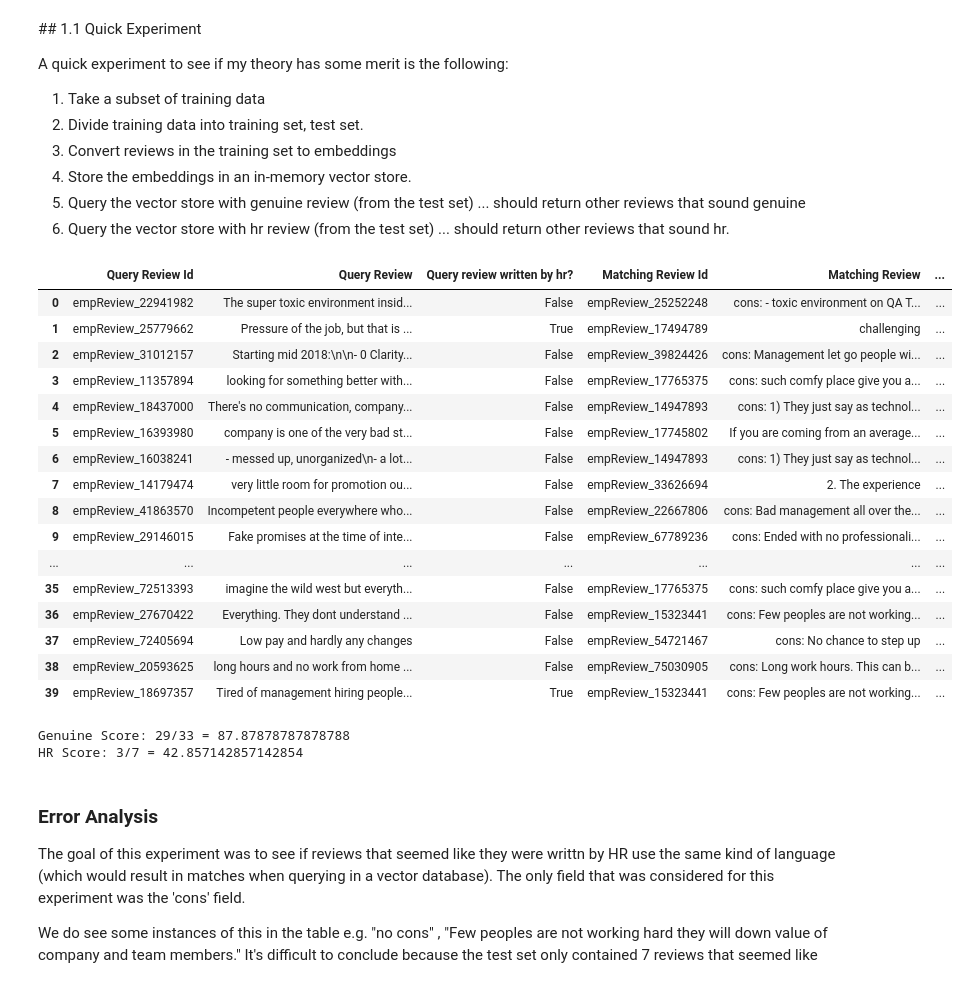
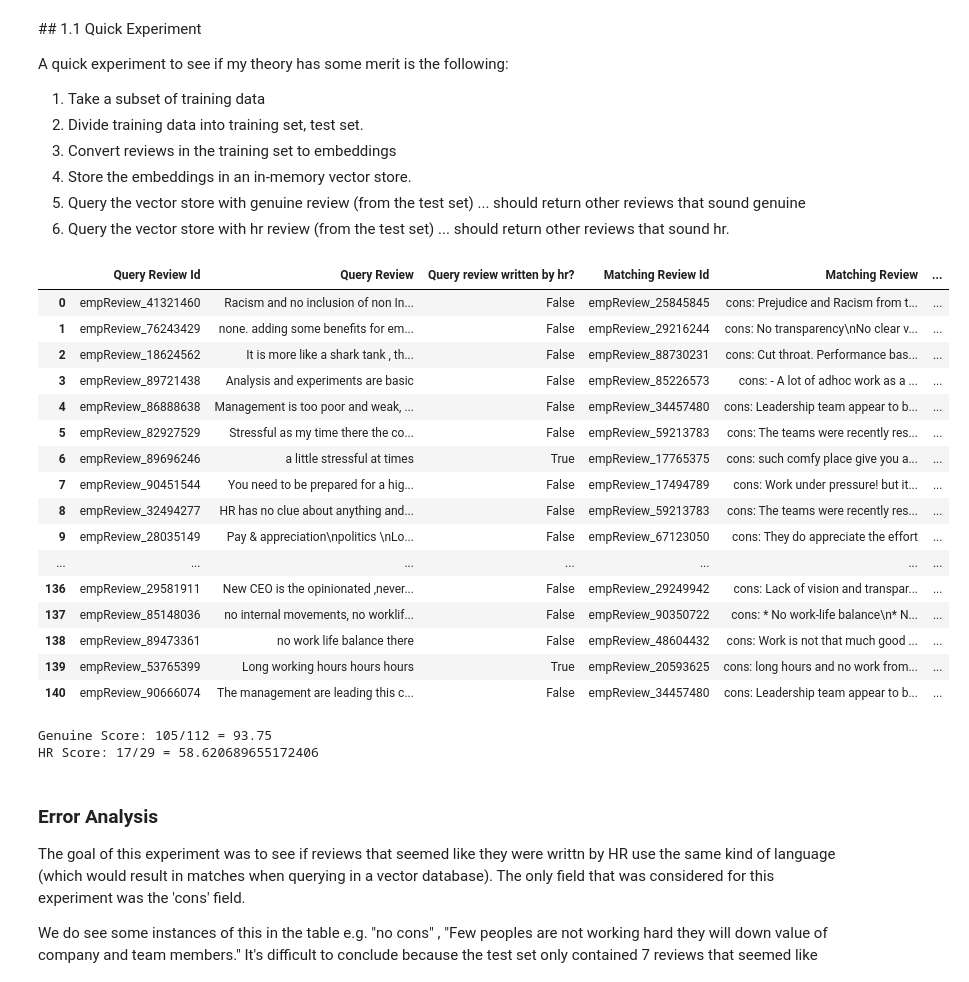
Before and after one commit to w-k-s/Glassdoor-HR-Review-Detector, a Jupyter notebook: Glassdoor HR Review Detector.ipynb, the cells around one changed output. Cells and saved outputs as stored; diff of their text form; code cells hidden in the pictures.

Commit message:
Add more training data

```diff
--- a/Glassdoor HR Review Detector.ipynb
+++ b/Glassdoor HR Review Detector.ipynb
@@ -54,6 +57,22 @@ with tempfile.NamedTemporaryFile(delete=False, mode="w+") as temp_file:
 loader = CSVLoader(file_path=temp_file_path)
 documents = loader.load()
 db = Chroma.from_documents(documents, OpenAIEmbeddings())
+# %%
+def extract_lines_between(multiline_string, start_marker, end_marker):
+    lines = multiline_string.splitlines()
+    start_index, end_index = -1, -1
+
+    for index, line in enumerate(lines):
+        if line.strip().lower().startswith(start_marker.lower()):
+            start_index = index
+        elif line.strip().lower().startswith(end_marker.lower()) and start_index != -1:
+            end_index = index
+            break
+
+    if start_index != -1 and end_index != -1:
+        return "\n".join(lines[start_index:end_index])
+    else:
+        return None
 # %%
 review_genuity_dict = {item["id"]: item["sounds_like_hr"] for item in data}
 
@@ -73,12 +92,11 @@ table = {
     'Matching Review': [],
     'Matching Review written by hr?': []
 }
+
 for test_review in test_set:
 
     test_review_id = test_review['id']
     test_review_sounds_like_hr = review_genuity_dict[test_review_id] == 1
-    table['Query Review Id'].append(test_review_id)
-    table['Query review written by hr?'].append(test_review_sounds_like_hr)
 
     if test_review_sounds_like_hr:
         total_hr_reviews_in_test_set += 1
@@ -86,49 +104,54 @@ for test_review in test_set:
         total_genuine_reviews_in_test_set += 1
 
     query = test_review['cons']
-    table['Query Review'].append(query)
 
     docs = db.similarity_search(query)
     first_result = docs[0].page_content
-    document_lines = first_result.split("\n")
     training_review_id = document_lines[0].split(": ")[1]
     trainingt_review_sounds_like_hr = review_genuity_dict[training_review_id] == 1
 
-    table['Matching Review Id'].append(training_review_id)
-    table['Matching Review'].append(document_lines[4])
-    table['Matching Review written by hr?'].append(trainingt_review_sounds_like_hr)
+    pros = extract_lines_between(first_result,"pros:","cons:")
+    cons = extract_lines_between(first_result,"cons:","sounds_like_hr:")
 
     if review_genuity_dict[training_review_id] == review_genuity_dict[test_review_id]:
         if test_review_sounds_like_hr:
             correctly_matched_hr_revews += 1
         else:
             correctly_matched_genuine_revews += 1
+
+    table['Query Review Id'].append(test_review_id)
+    table['Query review written by hr?'].append(test_review_sounds_like_hr)
+    table['Matching Review Id'].append(training_review_id)
+    table['Matching Review'].append(cons)
+    table['Matching Review written by hr?'].append(trainingt_review_sounds_like_hr)
+    table['Query Review'].append(query)
 # %%
 df = pd.DataFrame(table)
-display(df)
-
-print(f"Genuine Score: {correctly_matched_genuine_revews}/{total_genuine_reviews_in_test_set} = {(correctly_matched_genuine_revews/total_genuine_reviews_in_test_set)*100}")
-print(f"HR Score: {correctly_matched_hr_revews}/{total_hr_reviews_in_test_set} = {(correctly_matched_hr_revews/total_hr_reviews_in_test_set)*100}")
+display(HTML(df.to_html()))
 # %% [output]
 |  | Query Review Id | Query Review | Query review written by hr? | Matching Review Id | Matching Review | ... |
-| 0 | empReview_22941982 | The super toxic environment insid... | False | empReview_25252248 | cons: - toxic environment on QA T... | ... |
-| 1 | empReview_25779662 | Pressure of the job, but that is ... | True | empReview_17494789 | challenging | ... |
-| 2 | empReview_31012157 | Starting mid 2018:\n\n- 0 Clarity... | False | empReview_39824426 | cons: Management let go people wi... | ... |
-| 3 | empReview_11357894 | looking for something better with... | False | empReview_17765375 | cons: such comfy place give you a... | ... |
-| 4 | empReview_18437000 | There's no communication, company... | False | empReview_14947893 | cons: 1) They just say as technol... | ... |
-| 5 | empReview_16393980 | company is one of the very bad st... | False | empReview_17745802 | If you are coming from an average... | ... |
-| 6 | empReview_16038241 | - messed up, unorganized\n- a lot... | False | empReview_14947893 | cons: 1) They just say as technol... | ... |
-| 7 | empReview_14179474 | very little room for promotion ou... | False | empReview_33626694 | 2. The experience | ... |
-| 8 | empReview_41863570 | Incompetent people everywhere who... | False | empReview_22667806 | cons: Bad management all over the... | ... |
-| 9 | empReview_29146015 | Fake promises at the time of inte... | False | empReview_67789236 | cons: Ended with no professionali... | ... |
+| 0 | empReview_41321460 | Racism and no inclusion of non In... | False | empReview_25845845 | cons: Prejudice and Racism from t... | ... |
+| 1 | empReview_76243429 | none. adding some benefits for em... | False | empReview_29216244 | cons: No transparency\nNo clear v... | ... |
+| 2 | empReview_18624562 | It is more like a shark tank , th... | False | empReview_88730231 | cons: Cut throat. Performance bas... | ... |
+| 3 | empReview_89721438 | Analysis and experiments are basic | False | empReview_85226573 | cons: - A lot of adhoc work as a ... | ... |
+| 4 | empReview_86888638 | Management is too poor and weak, ... | False | empReview_34457480 | cons: Leadership team appear to b... | ... |
+| 5 | empReview_82927529 | Stressful as my time there the co... | False | empReview_59213783 | cons: The teams were recently res... | ... |
+| 6 | empReview_89696246 | a little stressful at times | True | empReview_17765375 | cons: such comfy place give you a... | ... |
+| 7 | empReview_90451544 | You need to be prepared for a hig... | False | empReview_17494789 | cons: Work under pressure! but it... | ... |
+| 8 | empReview_32494277 | HR has no clue about anything and... | False | empReview_59213783 | cons: The teams were recently res... | ... |
+| 9 | empReview_28035149 | Pay & appreciation\npolitics \nLo... | False | empReview_67123050 | cons: They do appreciate the effort | ... |
 | ... | ... | ... | ... | ... | ... | ... |
-| 35 | empReview_72513393 | imagine the wild west but everyth... | False | empReview_17765375 | cons: such comfy place give you a... | ... |
-| 36 | empReview_27670422 | Everything. They dont understand ... | False | empReview_15323441 | cons: Few peoples are not working... | ... |
-| 37 | empReview_72405694 | Low pay and hardly any changes | False | empReview_54721467 | cons: No chance to step up | ... |
-| 38 | empReview_20593625 | long hours and no work from home ... | False | empReview_75030905 | cons: Long work hours. This can b... | ... |
-| 39 | empReview_18697357 | Tired of management hiring people... | True | empReview_15323441 | cons: Few peoples are not working... | ... |
+| 136 | empReview_29581911 | New CEO is the opinionated ,never... | False | empReview_29249942 | cons: Lack of vision and transpar... | ... |
+| 137 | empReview_85148036 | no internal movements, no worklif... | False | empReview_90350722 | cons: * No work-life balance\n* N... | ... |
+| 138 | empReview_89473361 | no work life balance there | False | empReview_48604432 | cons: Work is not that much good ... | ... |
+| 139 | empReview_53765399 | Long working hours hours hours | True | empReview_20593625 | cons: long hours and no work from... | ... |
+| 140 | empReview_90666074 | The management are leading this c... | False | empReview_34457480 | cons: Leadership team appear to b... | ... |
-Genuine Score: 29/33 = 87.87878787878788
-HR Score: 3/7 = 42.857142857142854
+# %%
+print(f"Genuine Score: {correctly_matched_genuine_revews}/{total_genuine_reviews_in_test_set} = {(correctly_matched_genuine_revews/total_genuine_reviews_in_test_set)*100}")
+print(f"HR Score: {correctly_matched_hr_revews}/{total_hr_reviews_in_test_set} = {(correctly_matched_hr_revews/total_hr_reviews_in_test_set)*100}")
+# %% [output]
+Genuine Score: 105/112 = 93.75
+HR Score: 17/29 = 58.620689655172406
 # %% [markdown]
 ### Error Analysis
 
```
Also changed, not shown: parts of 11 cells of this notebook, 1 other file.
